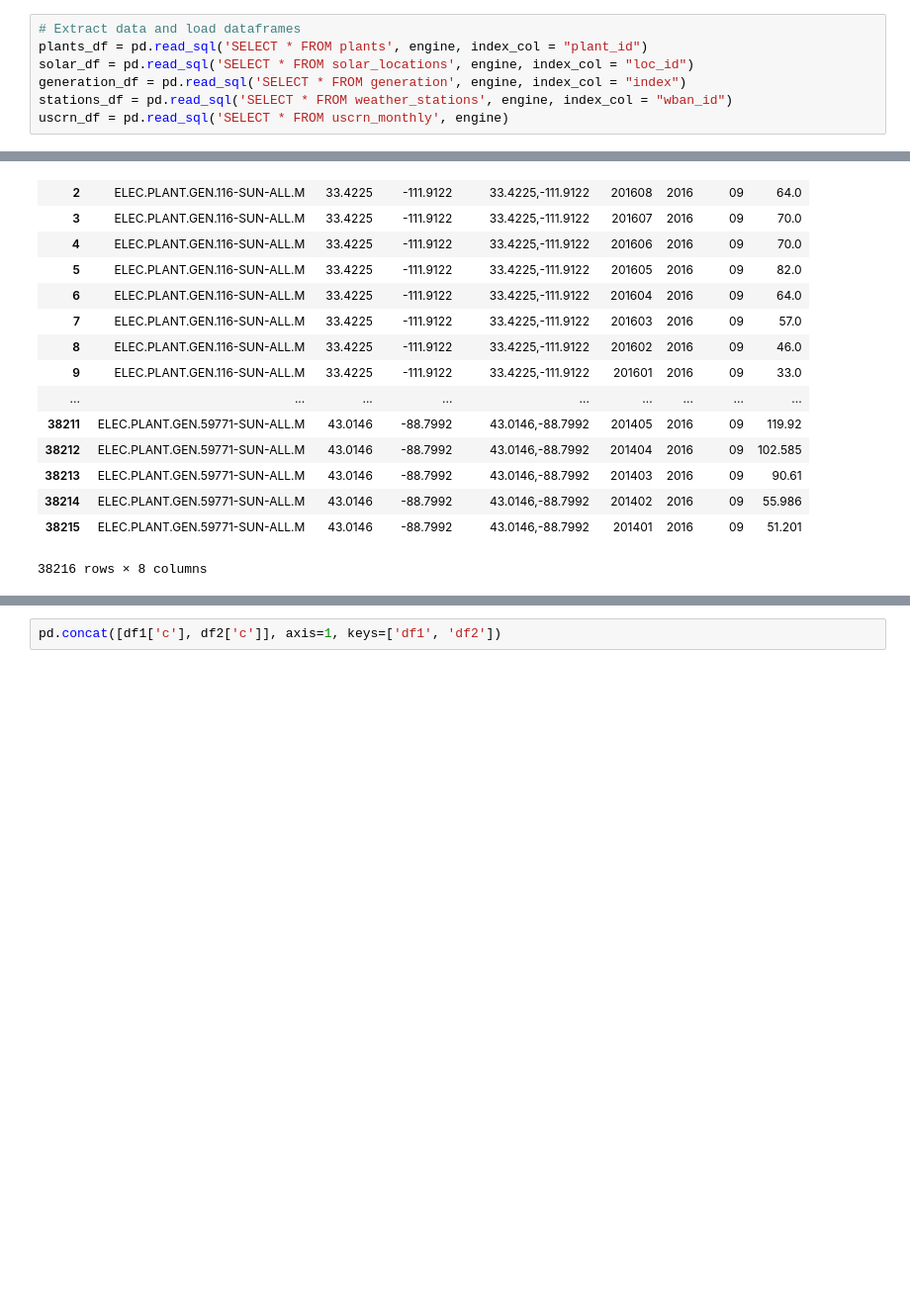
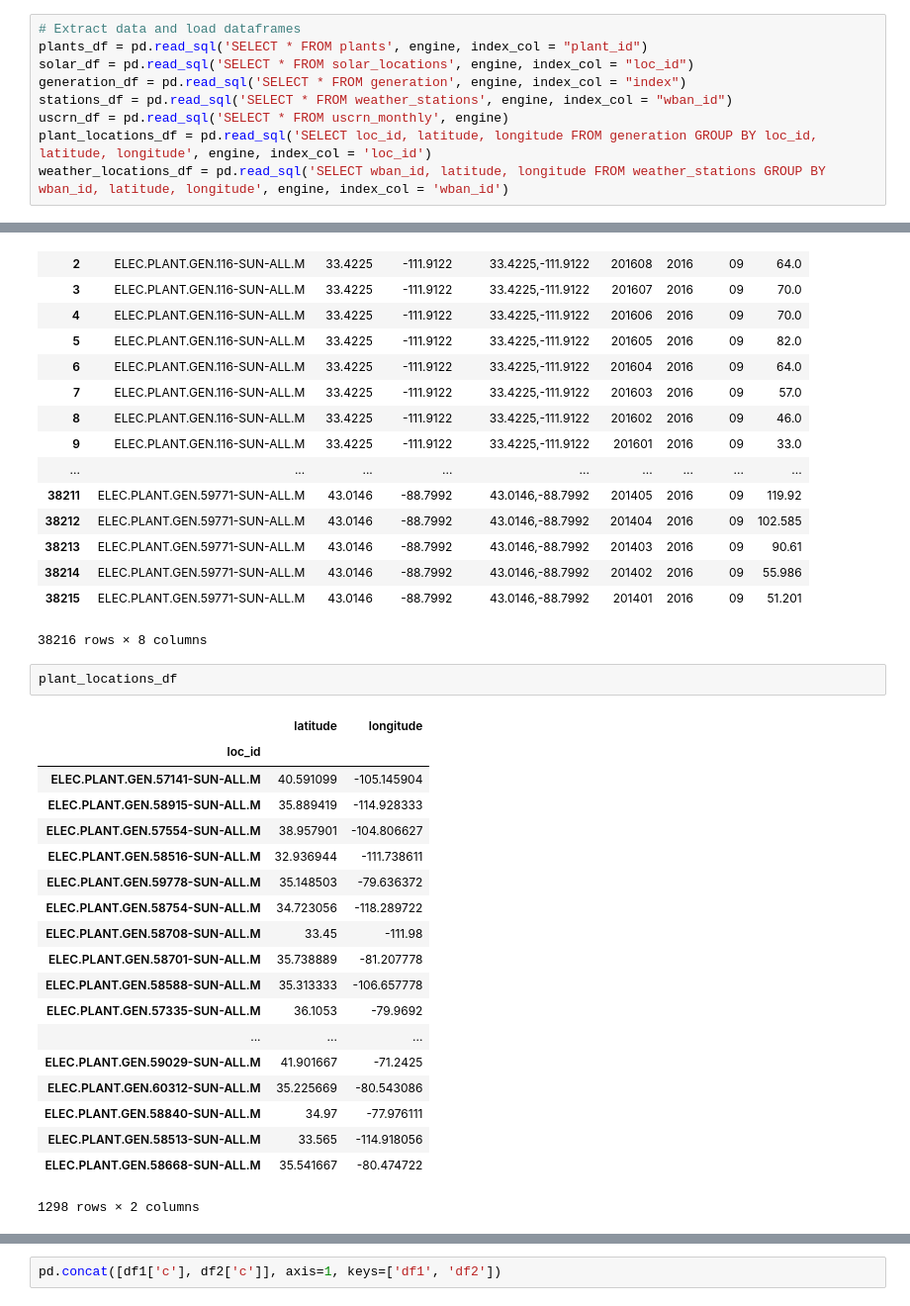
Before and after one commit to daxaurora/w205_energy, a Jupyter notebook: notebooks/Location_testing.ipynb, the cells around one changed output, grey strips where cells are left out. Shown at 99% size. Drawn from its saved outputs; the diff is of its cells as text; blank space fills up the shorter version.

```diff
--- a/notebooks/Location_testing.ipynb
+++ b/notebooks/Location_testing.ipynb
@@ -28,6 +34,8 @@ solar_df = pd.read_sql('SELECT * FROM solar_locations', engine, index_col = "loc
 generation_df = pd.read_sql('SELECT * FROM generation', engine, index_col = "index")
 stations_df = pd.read_sql('SELECT * FROM weather_stations', engine, index_col = "wban_id")
 uscrn_df = pd.read_sql('SELECT * FROM uscrn_monthly', engine)
+plant_locations_df = pd.read_sql('SELECT loc_id, latitude, longitude FROM generation GROUP BY loc_id, latitude, longitude', engine, index_col = 'loc_id')
+weather_locations_df = pd.read_sql('SELECT wban_id, latitude, longitude FROM weather_stations GROUP BY wban_id, latitude, longitude', engine, index_col = 'wban_id')
 # %%
 # Take a look at any of the dataframes as needed
 generation_df
@@ -51,3 +59,25 @@ generation_df
 | 38214 | ELEC.PLANT.GEN.59771-SUN-ALL.M | 43.0146 | -88.7992 | 43.0146,-88.7992 | 201402 | 2016 | 09 | 55.986 |
 | 38215 | ELEC.PLANT.GEN.59771-SUN-ALL.M | 43.0146 | -88.7992 | 43.0146,-88.7992 | 201401 | 2016 | 09 | 51.201 |
 38216 rows × 8 columns
+# %%
+plant_locations_df
+# %% [output]
+|  | latitude | longitude |
+| loc_id |  |  |
+| ELEC.PLANT.GEN.57141-SUN-ALL.M | 40.591099 | -105.145904 |
+| ELEC.PLANT.GEN.58915-SUN-ALL.M | 35.889419 | -114.928333 |
+| ELEC.PLANT.GEN.57554-SUN-ALL.M | 38.957901 | -104.806627 |
+| ELEC.PLANT.GEN.58516-SUN-ALL.M | 32.936944 | -111.738611 |
+| ELEC.PLANT.GEN.59778-SUN-ALL.M | 35.148503 | -79.636372 |
+| ELEC.PLANT.GEN.58754-SUN-ALL.M | 34.723056 | -118.289722 |
+| ELEC.PLANT.GEN.58708-SUN-ALL.M | 33.45 | -111.98 |
+| ELEC.PLANT.GEN.58701-SUN-ALL.M | 35.738889 | -81.207778 |
+| ELEC.PLANT.GEN.58588-SUN-ALL.M | 35.313333 | -106.657778 |
+| ELEC.PLANT.GEN.57335-SUN-ALL.M | 36.1053 | -79.9692 |
+| ... | ... | ... |
+| ELEC.PLANT.GEN.59029-SUN-ALL.M | 41.901667 | -71.2425 |
+| ELEC.PLANT.GEN.60312-SUN-ALL.M | 35.225669 | -80.543086 |
+| ELEC.PLANT.GEN.58840-SUN-ALL.M | 34.97 | -77.976111 |
+| ELEC.PLANT.GEN.58513-SUN-ALL.M | 33.565 | -114.918056 |
+| ELEC.PLANT.GEN.58668-SUN-ALL.M | 35.541667 | -80.474722 |
+1298 rows × 2 columns
```
Also changed, not shown: parts of 12 cells of this notebook.
